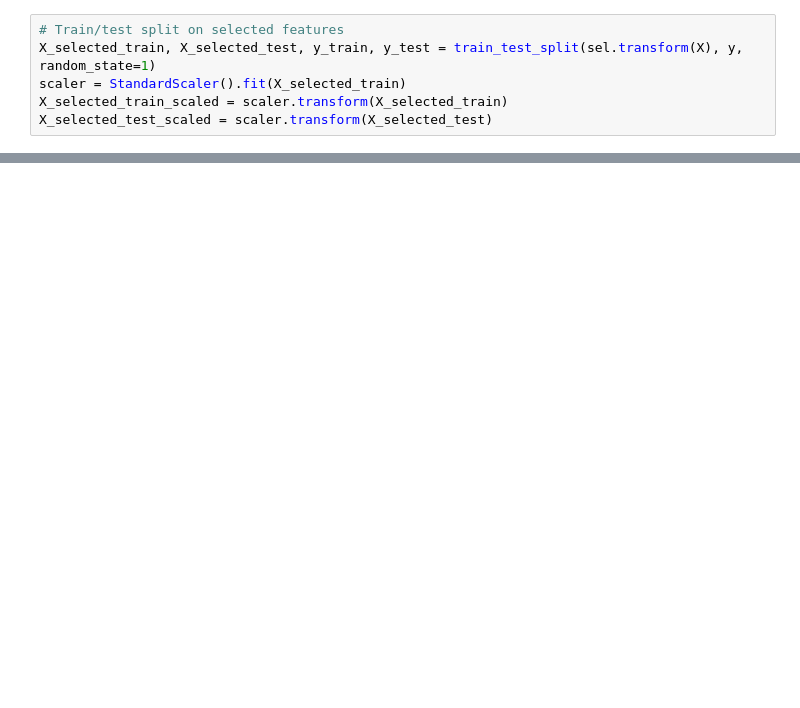
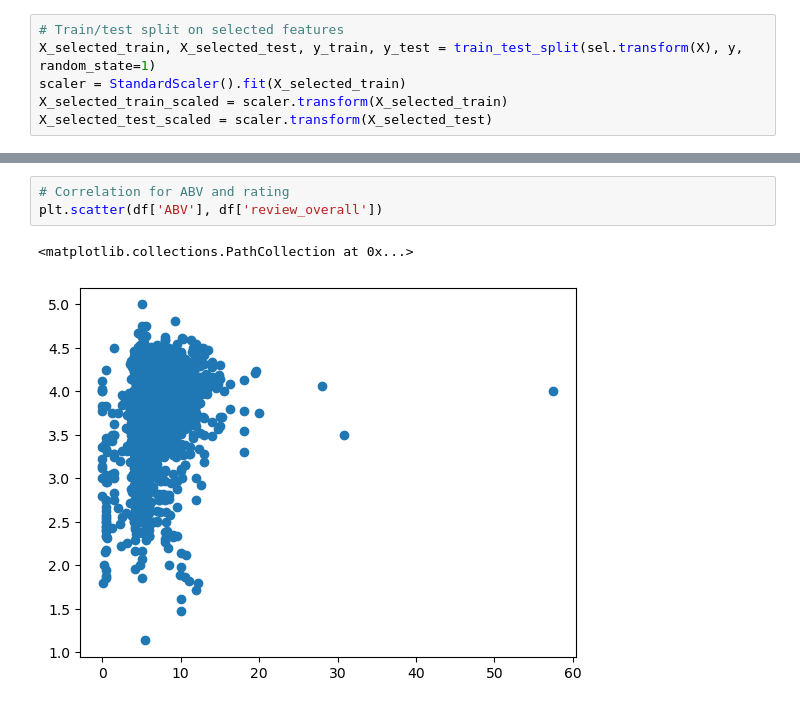
Before and after one commit to sberberian/Beer-Characteristics-Profiling, a Jupyter notebook: Machine_leaning_Beer.ipynb, the cells around one changed output, grey strips where cells are left out. Cells and saved outputs as stored; diff of their text form; blank space fills up the shorter version.

```diff
--- a/Machine_leaning_Beer.ipynb
+++ b/Machine_leaning_Beer.ipynb
@@ -132,0 +141,6 @@ Testing Score: 0.73
+# %%
+# Correlation for ABV and rating
+plt.scatter(df['ABV'], df['review_overall'])
+# %% [output]
+<matplotlib.collections.PathCollection at 0x...>
+[figure, added]
```
Also changed, not shown: parts of 25 cells of this notebook.
